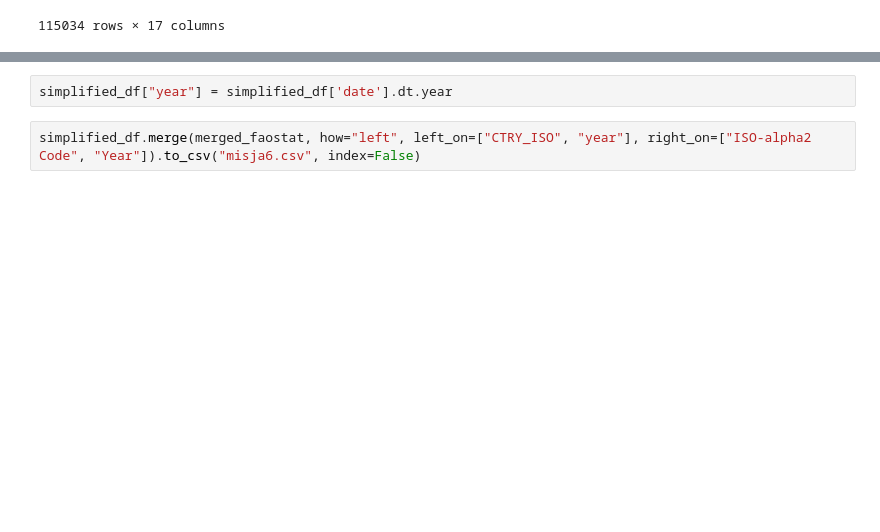
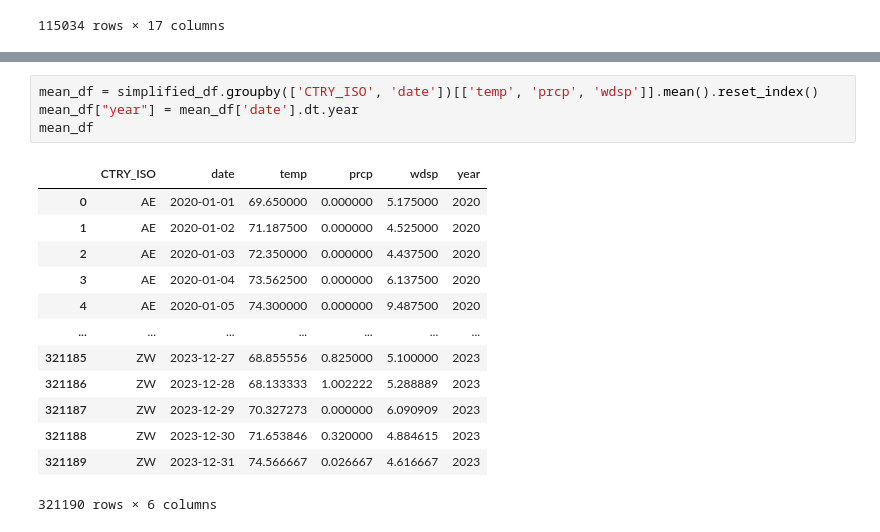
Before and after one commit to igoro00/pdzd, a Jupyter notebook: main.ipynb, the cells around one changed output, grey strips where cells are left out. Drawn from its saved outputs; the diff is of its cells as text; blank space fills up the shorter version.

```diff
--- a/main.ipynb
+++ b/main.ipynb
@@ -438,7 +443,21 @@ yields
 | 781 | ZW | 2022 | NaN | NaN | NaN | ... |
 | 782 | ZW | 2023 | NaN | NaN | NaN | ... |
 783 rows × 159 columns
-# %%
-simplified_df["year"] = simplified_df['date'].dt.year
-# %%
-simplified_df.merge(merged_faostat, how="left", left_on=["CTRY_ISO", "year"], right_on=["ISO-alpha2 Code", "Year"]).to_csv("misja6.csv", index=False)
+# %%
+mean_df = simplified_df.groupby(['CTRY_ISO', 'date'])[['temp', 'prcp', 'wdsp']].mean().reset_index()
+mean_df["year"] = mean_df['date'].dt.year
+mean_df
+# %% [output]
+|  | CTRY_ISO | date | temp | prcp | wdsp | year |
+| 0 | AE | 2020-01-01 | 69.650000 | 0.000000 | 5.175000 | 2020 |
+| 1 | AE | 2020-01-02 | 71.187500 | 0.000000 | 4.525000 | 2020 |
+| 2 | AE | 2020-01-03 | 72.350000 | 0.000000 | 4.437500 | 2020 |
+| 3 | AE | 2020-01-04 | 73.562500 | 0.000000 | 6.137500 | 2020 |
+| 4 | AE | 2020-01-05 | 74.300000 | 0.000000 | 9.487500 | 2020 |
+| ... | ... | ... | ... | ... | ... | ... |
+| 321185 | ZW | 2023-12-27 | 68.855556 | 0.825000 | 5.100000 | 2023 |
+| 321186 | ZW | 2023-12-28 | 68.133333 | 1.002222 | 5.288889 | 2023 |
+| 321187 | ZW | 2023-12-29 | 70.327273 | 0.000000 | 6.090909 | 2023 |
+| 321188 | ZW | 2023-12-30 | 71.653846 | 0.320000 | 4.884615 | 2023 |
+| 321189 | ZW | 2023-12-31 | 74.566667 | 0.026667 | 4.616667 | 2023 |
+321190 rows × 6 columns
```
Also changed, not shown: parts of 7 cells of this notebook, 2 other files.
